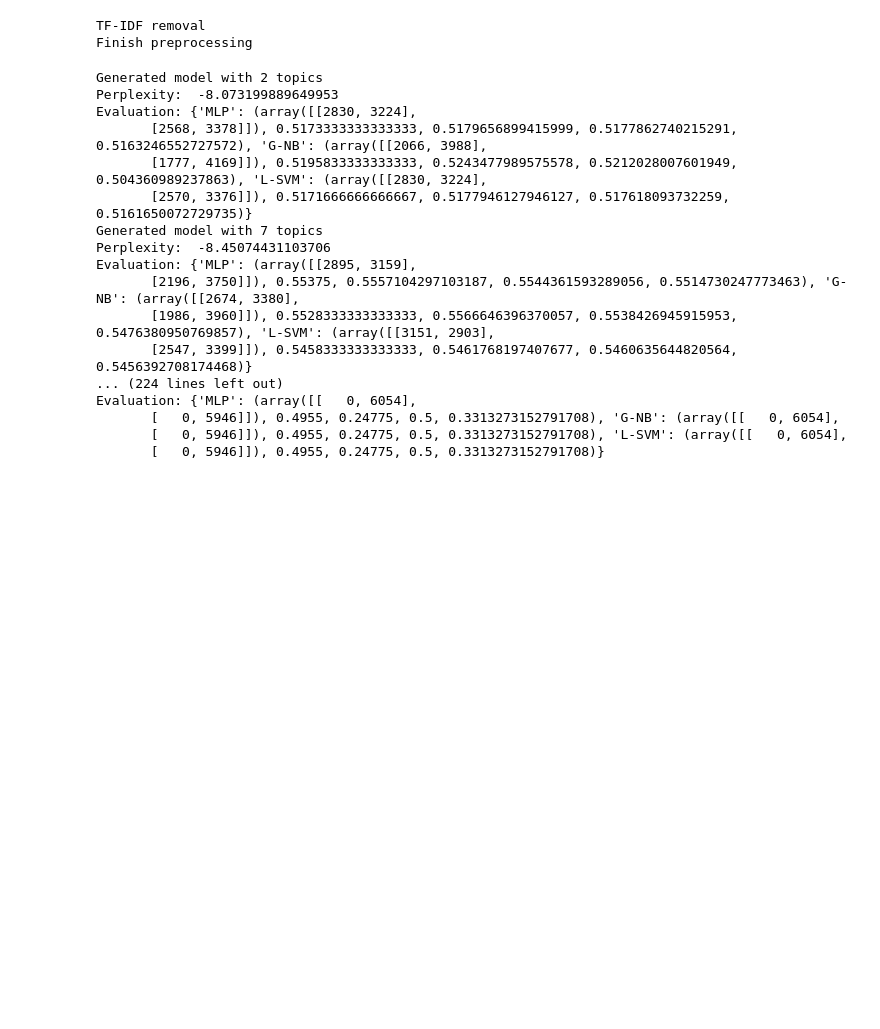
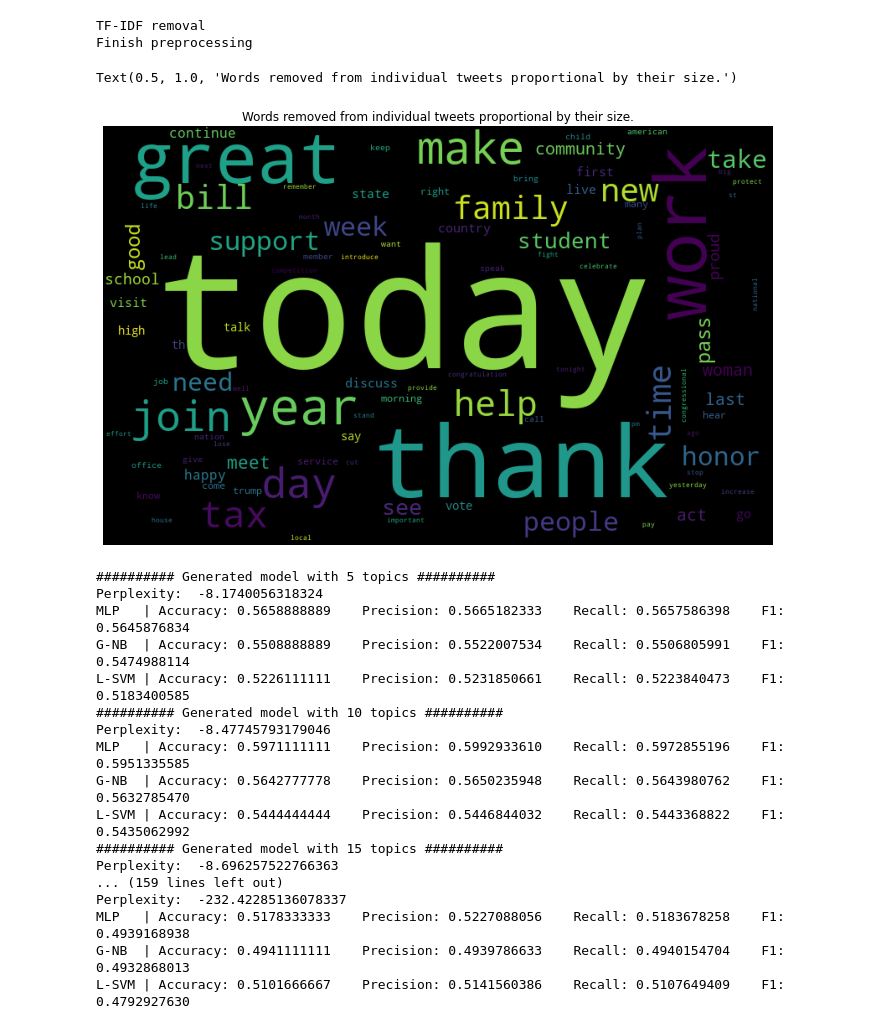
Before and after one commit to Lennart97/nlp_project, a Jupyter notebook: problem-solution-clean.ipynb, the cells around one changed output. Cells and saved outputs as stored; diff of their text form; code cells hidden in the pictures; blank space fills up the shorter version.

```diff
--- a/problem-solution-clean.ipynb
+++ b/problem-solution-clean.ipynb
@@ -6,12 +6,11 @@ warnings.simplefilter('ignore')
 import pandas as pd
 
 df = pd.read_csv("data/ExtractedTweets.csv")
-df.head()
 
-democrats = df.query("Party == 'Democrat'").sample(10000)
-republican = df.query("Party == 'Republican'").sample(10000)
+democrat = df.query("Party == 'Democrat'").sample(30000)
+republican = df.query("Party == 'Republican'").sample(30000)
 
-df_slim = democrats.append(republican)
+df_slim = democrat.append(republican)
 df_slim.head()
 df = df_slim
 # %% [markdown]
@@ -151,12 +145,10 @@ from gensim.models import TfidfModel
 import gensim.corpora as corpora
 
 id2word = corpora.Dictionary(df['trigrams'])
-
 corpus = [id2word.doc2bow(text) for text in df['trigrams']]
-
 tfidf = TfidfModel(corpus, id2word=id2word)
 
-low_value = 0.20
+low_value = 0.15
 words  = []
 words_missing_in_tfidf = []
 
@@ -169,18 +161,31 @@ for i in range(0, len(corpus)):
     drops = low_value_words+words_missing_in_tfidf
     for item in drops:
         words.append(id2word[item])
-    words_missing_in_tfidf = [id for id in bow_ids if id not in tfidf_ids] # The words with tf-idf score 0 will be missing
+    words_missing_in_tfidf = [id for id in bow_ids if id not in tfidf_ids] # words with tf-idf score 0 will be missing
 
     new_bow = [b for b in bow if b[0] not in low_value_words and b[0] not in words_missing_in_tfidf]
     corpus[i] = new_bow
 
-# TODO: remove empty entries
+# remove empty entries
+corpus = [x for x in corpus if x != []]
 
 print("TF-IDF removal")
 print("Finish preprocessing")
 # %% [output]
 TF-IDF removal
 Finish preprocessing
+# %%
+import matplotlib.pyplot as plt
+from wordcloud import WordCloud
+
+wordcloud = WordCloud(collocations=False, width = 800, height = 500).generate(" ".join(words))
+plt.figure(figsize=(12,8))
+plt.imshow(wordcloud)
+plt.axis("off")
+plt.title("Words removed from individual tweets proportional by their size.")
+# %% [output]
+Text(0.5, 1.0, 'Words removed from individual tweets proportional by their size.')
+[figure, added]
 # %%
 import pickle
 file = open("data.bin", "wb")
@@ -272,29 +292,29 @@ def compute_coherence_values(dictionary, corpus, texts, limit, start=2, step=3):
 
     return model_list, perplexitiy_values, evaluations
 # %%
-limit=200
-start=2
+limit=180
+start=5
 step=5
 
 model_list, perplexitiy_values, evaluations = compute_coherence_values(dictionary=id2word, corpus=corpus, texts=df['trigrams'], start=start, limit=limit, step=step)
 # %% [output]
-Generated model with 2 topics
-Perplexity:  -8.073199889649953
-Evaluation: {'MLP': (array([[2830, 3224],
-       [2568, 3378]]), 0.5173333333333333, 0.5179656899415999, 0.5177862740215291, 0.5163246552727572), 'G-NB': (array([[2066, 3988],
-       [1777, 4169]]), 0.5195833333333333, 0.5243477989575578, 0.5212028007601949, 0.504360989237863), 'L-SVM': (array([[2830, 3224],
-       [2570, 3376]]), 0.5171666666666667, 0.5177946127946127, 0.517618093732259, 0.5161650072729735)}
-Generated model with 7 topics
-Perplexity:  -8.45074431103706
-Evaluation: {'MLP': (array([[2895, 3159],
-       [2196, 3750]]), 0.55375, 0.5557104297103187, 0.5544361593289056, 0.5514730247773463), 'G-NB': (array([[2674, 3380],
-       [1986, 3960]]), 0.5528333333333333, 0.5566646396370057, 0.5538426945915953, 0.5476380950769857), 'L-SVM': (array([[3151, 2903],
-       [2547, 3399]]), 0.5458333333333333, 0.5461768197407677, 0.5460635644820564, 0.5456392708174468)}
-... (224 lines left out)
-Evaluation: {'MLP': (array([[   0, 6054],
-       [   0, 5946]]), 0.4955, 0.24775, 0.5, 0.3313273152791708), 'G-NB': (array([[   0, 6054],
-       [   0, 5946]]), 0.4955, 0.24775, 0.5, 0.3313273152791708), 'L-SVM': (array([[   0, 6054],
-       [   0, 5946]]), 0.4955, 0.24775, 0.5, 0.3313273152791708)}
+########## Generated model with 5 topics ##########
+Perplexity:  -8.1740056318324
+MLP   | Accuracy: 0.5658888889    Precision: 0.5665182333    Recall: 0.5657586398    F1: 0.5645876834
+G-NB  | Accuracy: 0.5508888889    Precision: 0.5522007534    Recall: 0.5506805991    F1: 0.5474988114
+L-SVM | Accuracy: 0.5226111111    Precision: 0.5231850661    Recall: 0.5223840473    F1: 0.5183400585
+########## Generated model with 10 topics ##########
+Perplexity:  -8.47745793179046
+MLP   | Accuracy: 0.5971111111    Precision: 0.5992933610    Recall: 0.5972855196    F1: 0.5951335585
+G-NB  | Accuracy: 0.5642777778    Precision: 0.5650235948    Recall: 0.5643980762    F1: 0.5632785470
+L-SVM | Accuracy: 0.5444444444    Precision: 0.5446844032    Recall: 0.5443368822    F1: 0.5435062992
+########## Generated model with 15 topics ##########
+Perplexity:  -8.696257522766363
+... (159 lines left out)
+Perplexity:  -232.42285136078337
+MLP   | Accuracy: 0.5178333333    Precision: 0.5227088056    Recall: 0.5183678258    F1: 0.4939168938
+G-NB  | Accuracy: 0.4941111111    Precision: 0.4939786633    Recall: 0.4940154704    F1: 0.4932868013
+L-SVM | Accuracy: 0.5101666667    Precision: 0.5141560386    Recall: 0.5107649409    F1: 0.4792927630
 # %%
 import matplotlib.pyplot as plt
 
```
Also changed, not shown: parts of 13 cells of this notebook, 8 other files.
